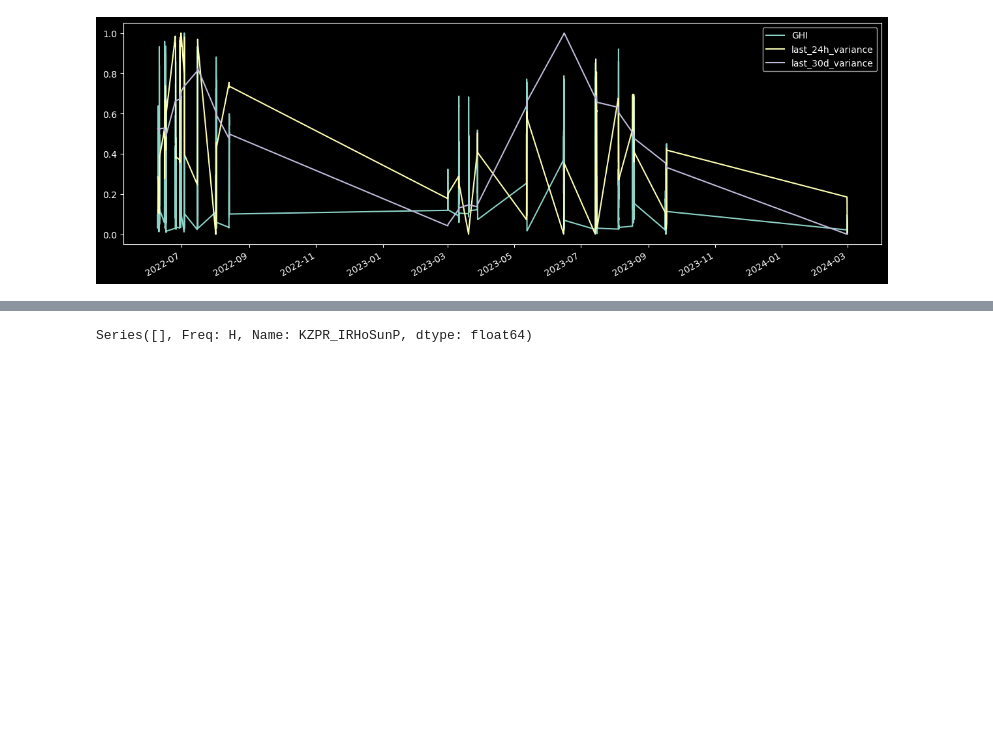
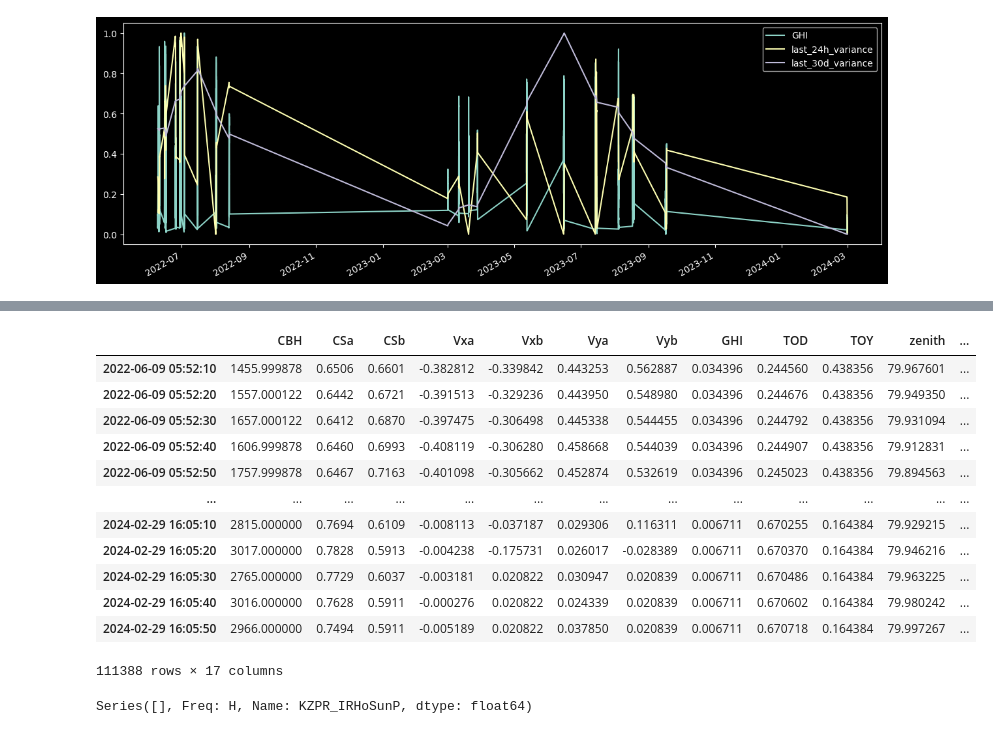
Before and after one commit to Coopez/QuantileErrors, a Jupyter notebook: IFE_dataset_model/datalook.ipynb, the cells around one changed output, grey strips where cells are left out. Cells and saved outputs as stored; diff of their text form; code cells hidden in the pictures; blank space fills up the shorter version.

```diff
--- a/IFE_dataset_model/datalook.ipynb
+++ b/IFE_dataset_model/datalook.ipynb
@@ -146,3 +130,19 @@ source
+# %%
+result
+# %% [output]
+|  | CBH | CSa | CSb | Vxa | Vxb | Vya | Vyb | GHI | TOD | TOY | zenith | ... |
+| 2022-06-09 05:52:10 | 1455.999878 | 0.6506 | 0.6601 | -0.382812 | -0.339842 | 0.443253 | 0.562887 | 0.034396 | 0.244560 | 0.438356 | 79.967601 | ... |
+| 2022-06-09 05:52:20 | 1557.000122 | 0.6442 | 0.6721 | -0.391513 | -0.329236 | 0.443950 | 0.548980 | 0.034396 | 0.244676 | 0.438356 | 79.949350 | ... |
+| 2022-06-09 05:52:30 | 1657.000122 | 0.6412 | 0.6870 | -0.397475 | -0.306498 | 0.445338 | 0.544455 | 0.034396 | 0.244792 | 0.438356 | 79.931094 | ... |
+| 2022-06-09 05:52:40 | 1606.999878 | 0.6460 | 0.6993 | -0.408119 | -0.306280 | 0.458668 | 0.544039 | 0.034396 | 0.244907 | 0.438356 | 79.912831 | ... |
+| 2022-06-09 05:52:50 | 1757.999878 | 0.6467 | 0.7163 | -0.401098 | -0.305662 | 0.452874 | 0.532619 | 0.034396 | 0.245023 | 0.438356 | 79.894563 | ... |
+| ... | ... | ... | ... | ... | ... | ... | ... | ... | ... | ... | ... | ... |
+| 2024-02-29 16:05:10 | 2815.000000 | 0.7694 | 0.6109 | -0.008113 | -0.037187 | 0.029306 | 0.116311 | 0.006711 | 0.670255 | 0.164384 | 79.929215 | ... |
+| 2024-02-29 16:05:20 | 3017.000000 | 0.7828 | 0.5913 | -0.004238 | -0.175731 | 0.026017 | -0.028389 | 0.006711 | 0.670370 | 0.164384 | 79.946216 | ... |
+| 2024-02-29 16:05:30 | 2765.000000 | 0.7729 | 0.6037 | -0.003181 | 0.020822 | 0.030947 | 0.020839 | 0.006711 | 0.670486 | 0.164384 | 79.963225 | ... |
+| 2024-02-29 16:05:40 | 3016.000000 | 0.7628 | 0.5911 | -0.000276 | 0.020822 | 0.024339 | 0.020839 | 0.006711 | 0.670602 | 0.164384 | 79.980242 | ... |
+| 2024-02-29 16:05:50 | 2966.000000 | 0.7494 | 0.5911 | -0.005189 | 0.020822 | 0.037850 | 0.020839 | 0.006711 | 0.670718 | 0.164384 | 79.997267 | ... |
+111388 rows × 17 columns
 # %%
 # Ensure needed_time is truncated to match the index of data
 truncated_time = needed_time.intersection(data.index)
```
Also changed, not shown: parts of 1 cell of this notebook, 23 other files.
